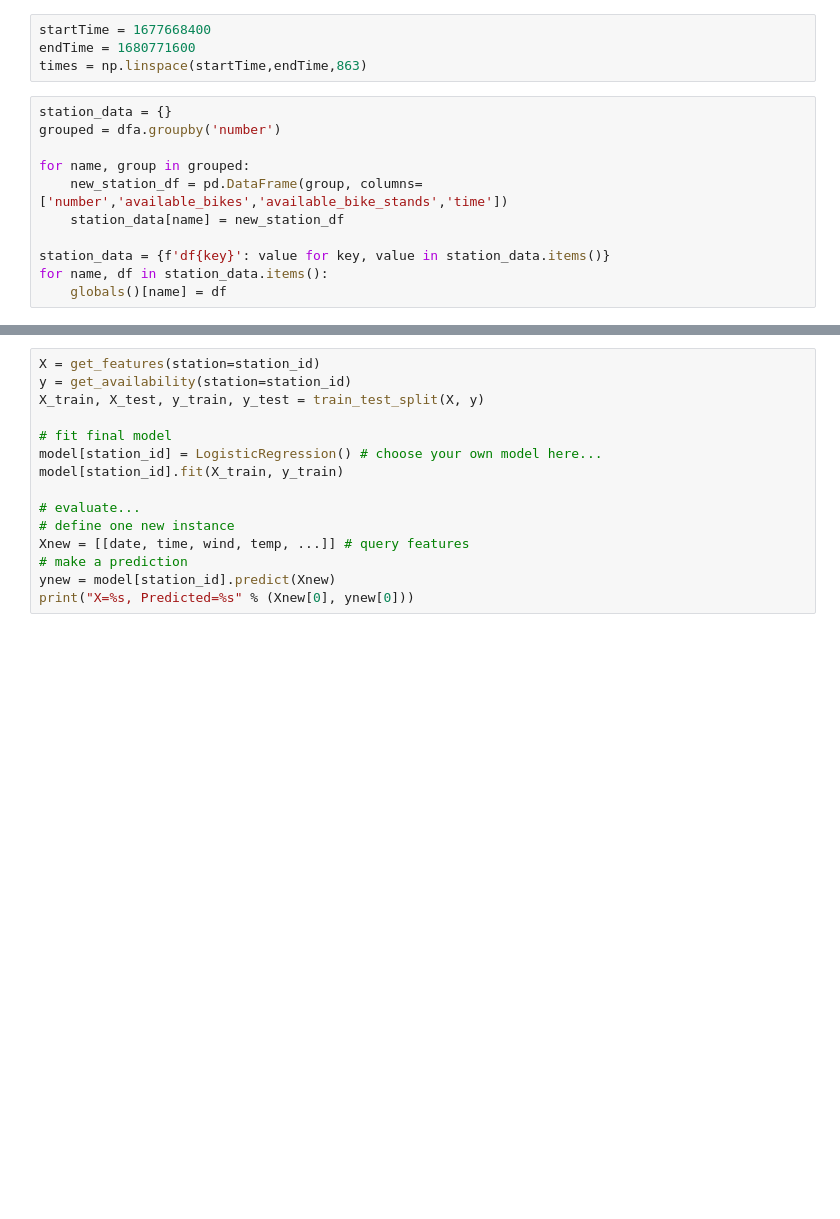
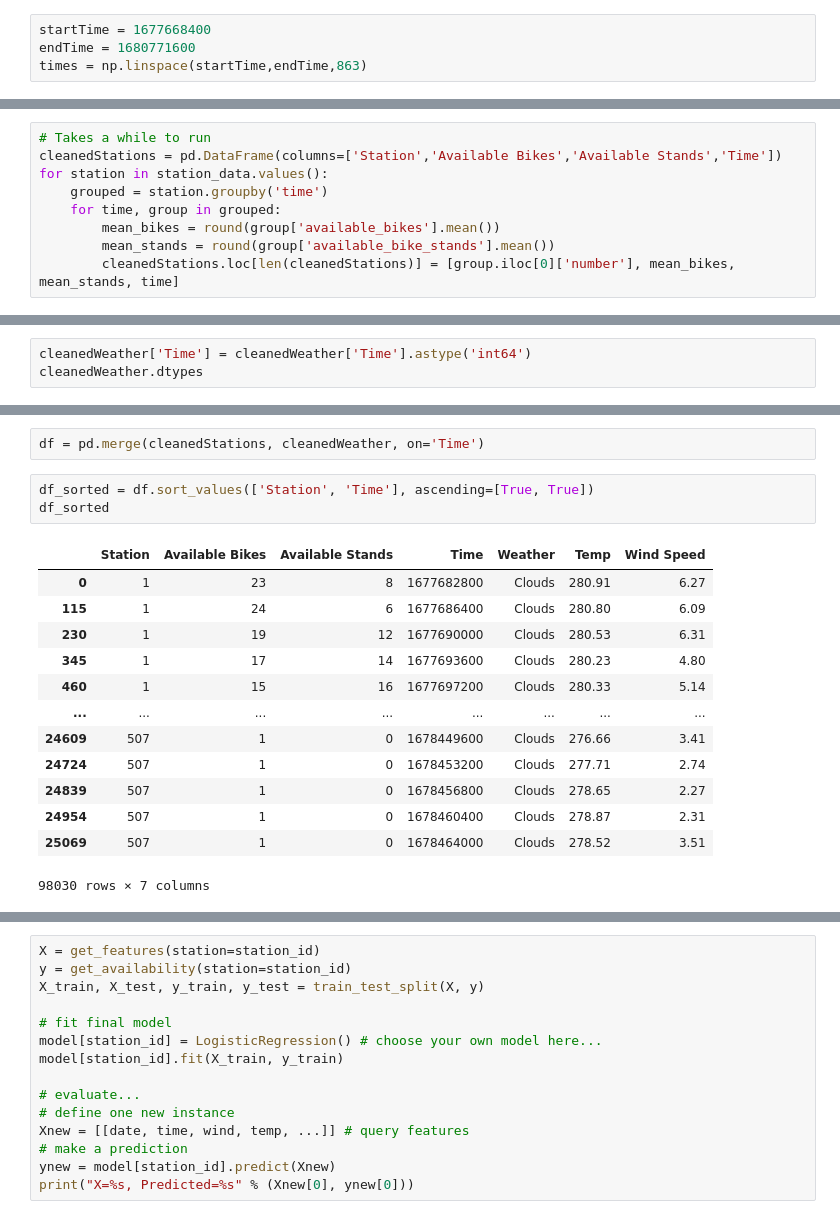
Before and after one commit to finbarallan/Dublin-Bikes-App, a Jupyter notebook: PredictiveModel.ipynb, the cells around one changed output, grey strips where cells are left out. Cells and saved outputs as stored; diff of their text form; blank space fills up the shorter version.

```diff
--- a/PredictiveModel.ipynb
+++ b/PredictiveModel.ipynb
@@ -52,14 +52,3 @@ dfw.drop(['humidity','visibility','deg','all','description','deg','all','feels_l
 startTime = 1677668400
 endTime = 1680771600
 times = np.linspace(startTime,endTime,863)
-# %%
-station_data = {}
-grouped = dfa.groupby('number')
-
-for name, group in grouped:
-    new_station_df = pd.DataFrame(group, columns=['number','available_bikes','available_bike_stands','time'])
-    station_data[name] = new_station_df
-
-station_data = {f'df{key}': value for key, value in station_data.items()}
-for name, df in station_data.items():
-    globals()[name] = df
@@ -122,0 +165,9 @@ cleanedWeather
+# %%
+# Takes a while to run
+cleanedStations = pd.DataFrame(columns=['Station','Available Bikes','Available Stands','Time'])
+for station in station_data.values():
+    grouped = station.groupby('time')
+    for time, group in grouped:
+        mean_bikes = round(group['available_bikes'].mean())
+        mean_stands = round(group['available_bike_stands'].mean())
+        cleanedStations.loc[len(cleanedStations)] = [group.iloc[0]['number'], mean_bikes, mean_stands, time]
@@ -122,0 +182,3 @@ cleanedWeather
+# %%
+cleanedWeather['Time'] = cleanedWeather['Time'].astype('int64')
+cleanedWeather.dtypes
@@ -122,0 +207,19 @@ cleanedWeather
+# %%
+df = pd.merge(cleanedStations, cleanedWeather, on='Time')
+# %%
+df_sorted = df.sort_values(['Station', 'Time'], ascending=[True, True])
+df_sorted
+# %% [output]
+|  | Station | Available Bikes | Available Stands | Time | Weather | Temp | Wind Speed |
+| 0 | 1 | 23 | 8 | 1677682800 | Clouds | 280.91 | 6.27 |
+| 115 | 1 | 24 | 6 | 1677686400 | Clouds | 280.80 | 6.09 |
+| 230 | 1 | 19 | 12 | 1677690000 | Clouds | 280.53 | 6.31 |
+| 345 | 1 | 17 | 14 | 1677693600 | Clouds | 280.23 | 4.80 |
+| 460 | 1 | 15 | 16 | 1677697200 | Clouds | 280.33 | 5.14 |
+| ... | ... | ... | ... | ... | ... | ... | ... |
+| 24609 | 507 | 1 | 0 | 1678449600 | Clouds | 276.66 | 3.41 |
+| 24724 | 507 | 1 | 0 | 1678453200 | Clouds | 277.71 | 2.74 |
+| 24839 | 507 | 1 | 0 | 1678456800 | Clouds | 278.65 | 2.27 |
+| 24954 | 507 | 1 | 0 | 1678460400 | Clouds | 278.87 | 2.31 |
+| 25069 | 507 | 1 | 0 | 1678464000 | Clouds | 278.52 | 3.51 |
+98030 rows × 7 columns
```
Also changed, not shown: parts of 14 cells of this notebook.
